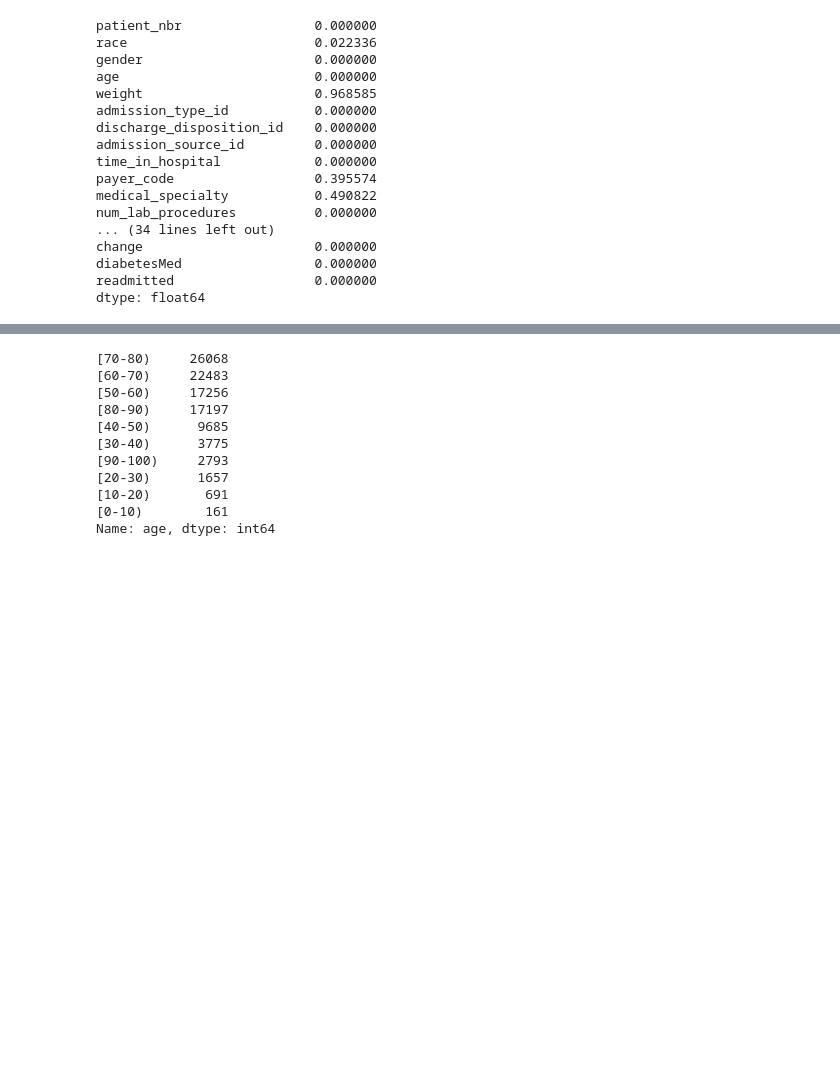
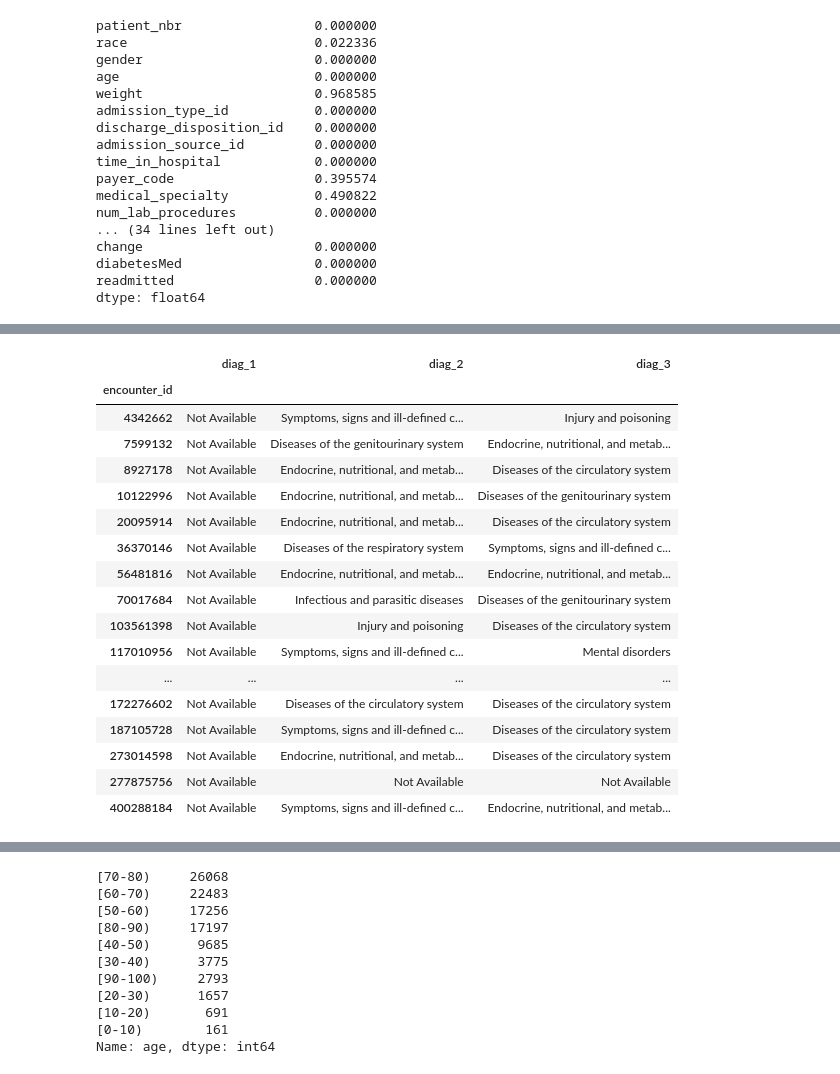
Before and after one commit to uncanny-valley/diabetes-readmission, a Jupyter notebook: notebooks/data_wrangling.ipynb, the cells around one changed output, grey strips where cells are left out. Drawn from its saved outputs; the diff is of its cells as text; code cells hidden in the pictures; blank space fills up the shorter version.

```diff
--- a/notebooks/data_wrangling.ipynb
+++ b/notebooks/data_wrangling.ipynb
@@ -93,0 +229,27 @@ dtype: float64
+# %%
+def classify_diagnoses(x):
+    x['diag_1'] = icd9_to_classification(x.diag_1)
+    x['diag_2'] = icd9_to_classification(x.diag_2)
+    x['diag_3'] = icd9_to_classification(x.diag_3)
+    return x
+
+df.loc[df.diag_1.isna(), ['diag_1', 'diag_2', 'diag_3']].apply(classify_diagnoses, axis=1)
+# %% [output]
+|  | diag_1 | diag_2 | diag_3 |
+| encounter_id |  |  |  |
+| 4342662 | Not Available | Symptoms, signs and ill-defined c... | Injury and poisoning |
+| 7599132 | Not Available | Diseases of the genitourinary system | Endocrine, nutritional, and metab... |
+| 8927178 | Not Available | Endocrine, nutritional, and metab... | Diseases of the circulatory system |
+| 10122996 | Not Available | Endocrine, nutritional, and metab... | Diseases of the genitourinary system |
+| 20095914 | Not Available | Endocrine, nutritional, and metab... | Diseases of the circulatory system |
+| 36370146 | Not Available | Diseases of the respiratory system | Symptoms, signs and ill-defined c... |
+| 56481816 | Not Available | Endocrine, nutritional, and metab... | Endocrine, nutritional, and metab... |
+| 70017684 | Not Available | Infectious and parasitic diseases | Diseases of the genitourinary system |
+| 103561398 | Not Available | Injury and poisoning | Diseases of the circulatory system |
+| 117010956 | Not Available | Symptoms, signs and ill-defined c... | Mental disorders |
+| ... | ... | ... | ... |
+| 172276602 | Not Available | Diseases of the circulatory system | Diseases of the circulatory system |
+| 187105728 | Not Available | Symptoms, signs and ill-defined c... | Diseases of the circulatory system |
+| 273014598 | Not Available | Endocrine, nutritional, and metab... | Diseases of the circulatory system |
+| 277875756 | Not Available | Not Available | Not Available |
+| 400288184 | Not Available | Symptoms, signs and ill-defined c... | Endocrine, nutritional, and metab... |
```
Also changed, not shown: parts of 65 cells of this notebook, 2 other files.
